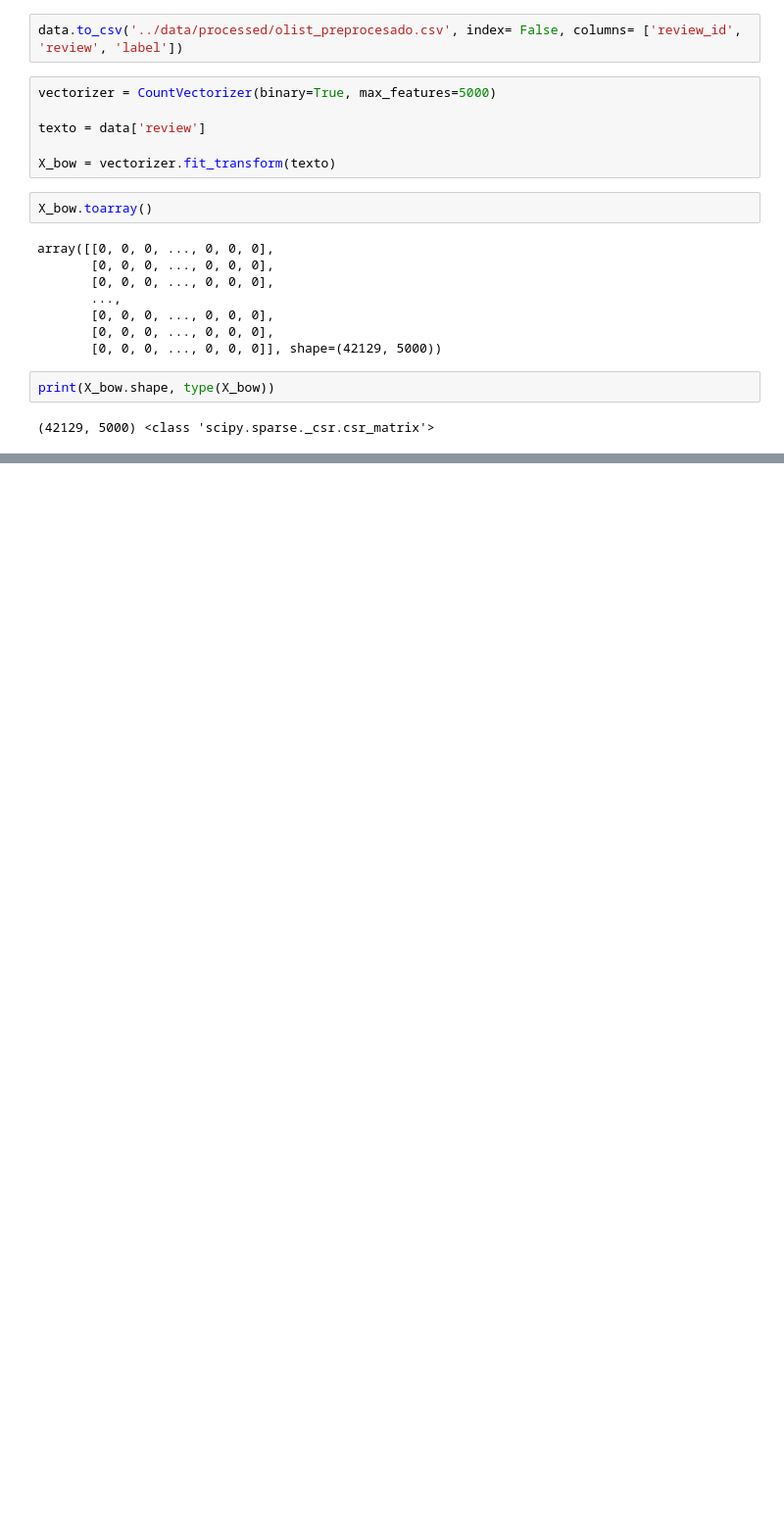
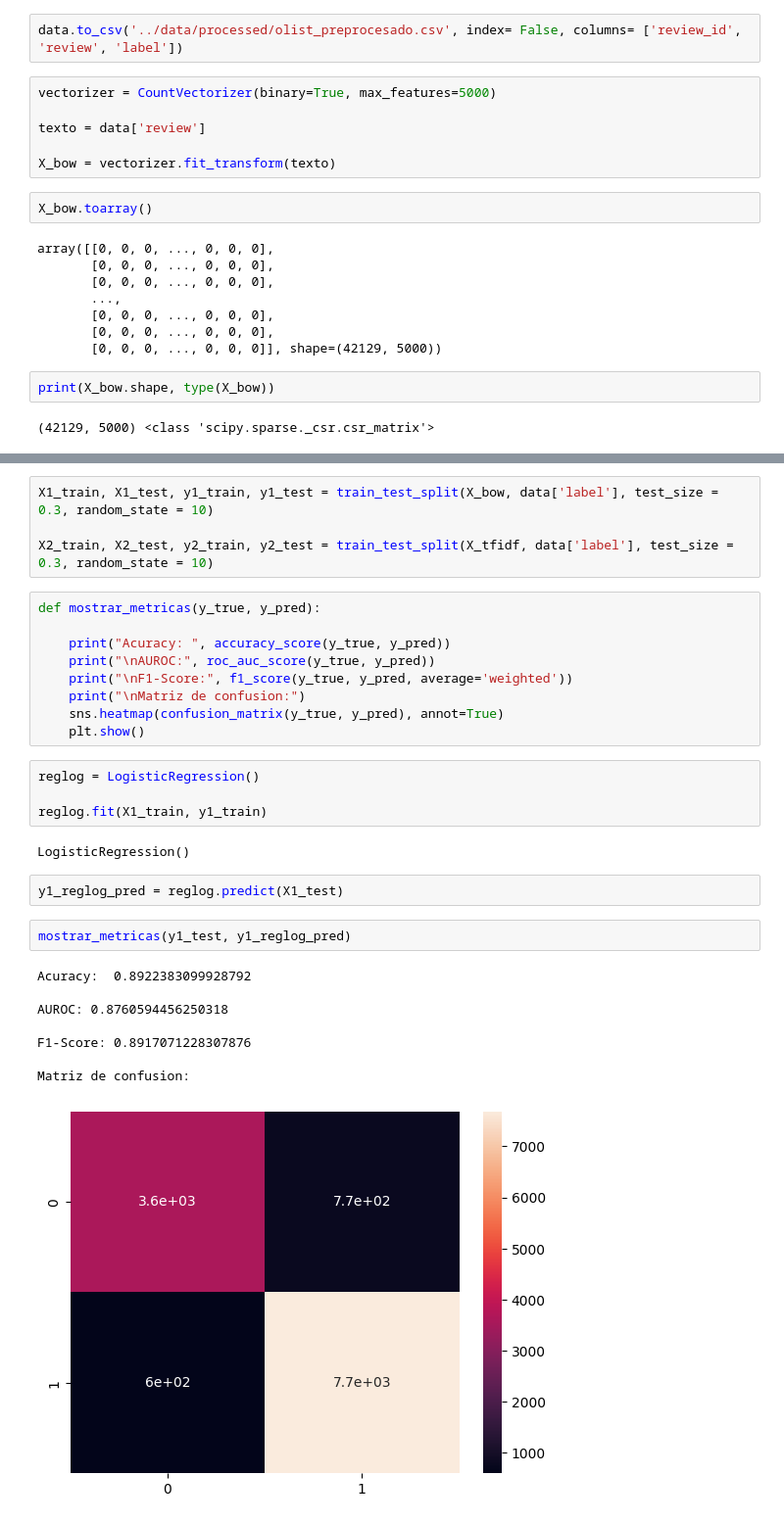
Before and after one commit to ortiz-ivan/olist-data, a Jupyter notebook: notebooks/02_sentiment_analysis.ipynb, the cells around one changed output, grey strips where cells are left out. Shown: that part at 98% size. Drawn from its saved outputs; the diff is of its cells as text; blank space fills up the shorter version.

Commit message:
Agregado entrenamiento de modelos con RandomForest y regresion Logistica

```diff
--- a/notebooks/02_sentiment_analysis.ipynb
+++ b/notebooks/02_sentiment_analysis.ipynb
@@ -280,0 +308,32 @@ print(X_bow.shape, type(X_bow))
+# %%
+X1_train, X1_test, y1_train, y1_test = train_test_split(X_bow, data['label'], test_size = 0.3, random_state = 10)
+
+X2_train, X2_test, y2_train, y2_test = train_test_split(X_tfidf, data['label'], test_size = 0.3, random_state = 10)
+# %%
+def mostrar_metricas(y_true, y_pred):
+
+    print("Acuracy: ", accuracy_score(y_true, y_pred))
+    print("\nAUROC:", roc_auc_score(y_true, y_pred))
+    print("\nF1-Score:", f1_score(y_true, y_pred, average='weighted'))
+    print("\nMatriz de confusion:")
+    sns.heatmap(confusion_matrix(y_true, y_pred), annot=True)
+    plt.show()
+# %%
+reglog = LogisticRegression()
+
+reglog.fit(X1_train, y1_train)
+# %% [output]
+LogisticRegression()
+# %%
+y1_reglog_pred = reglog.predict(X1_test)
+# %%
+mostrar_metricas(y1_test, y1_reglog_pred)
+# %% [output]
+Acuracy:  0.8922383099928792
+
+AUROC: 0.8760594456250318
+
+F1-Score: 0.8917071228307876
+
+Matriz de confusion:
+[figure, added]
```
Also changed, not shown: parts of 4 cells of this notebook.
